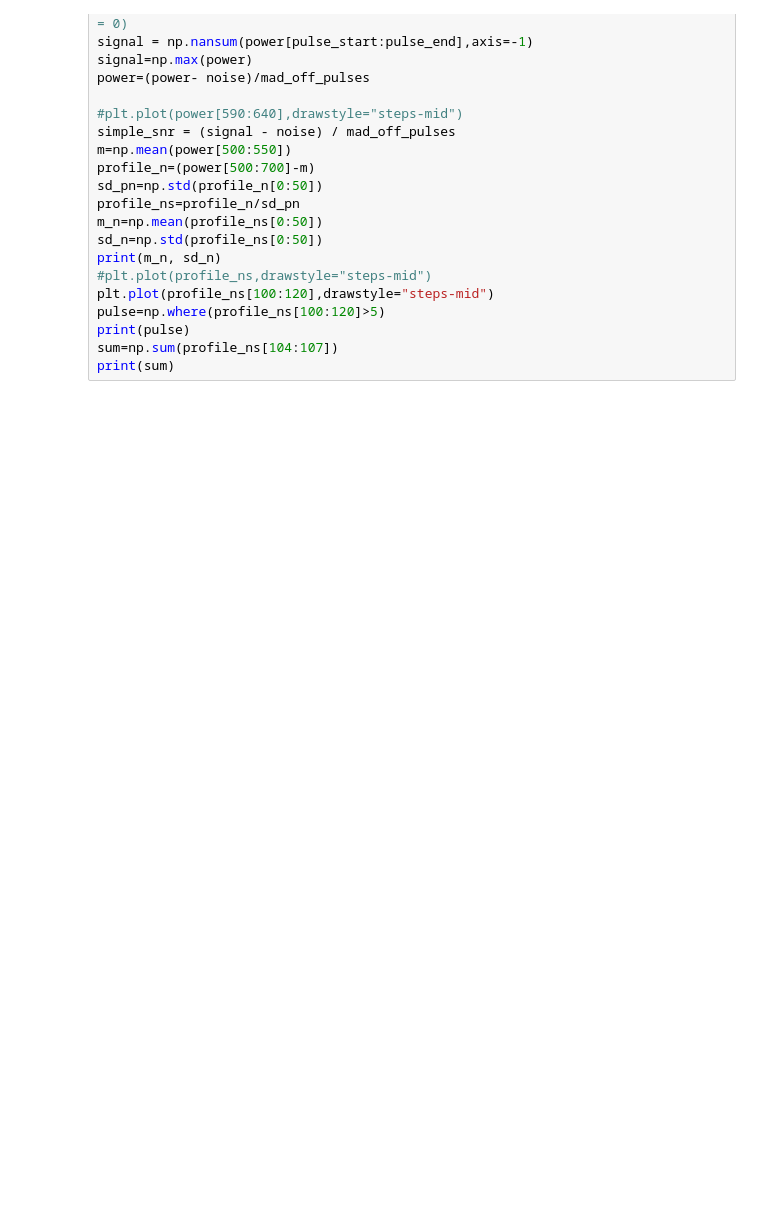
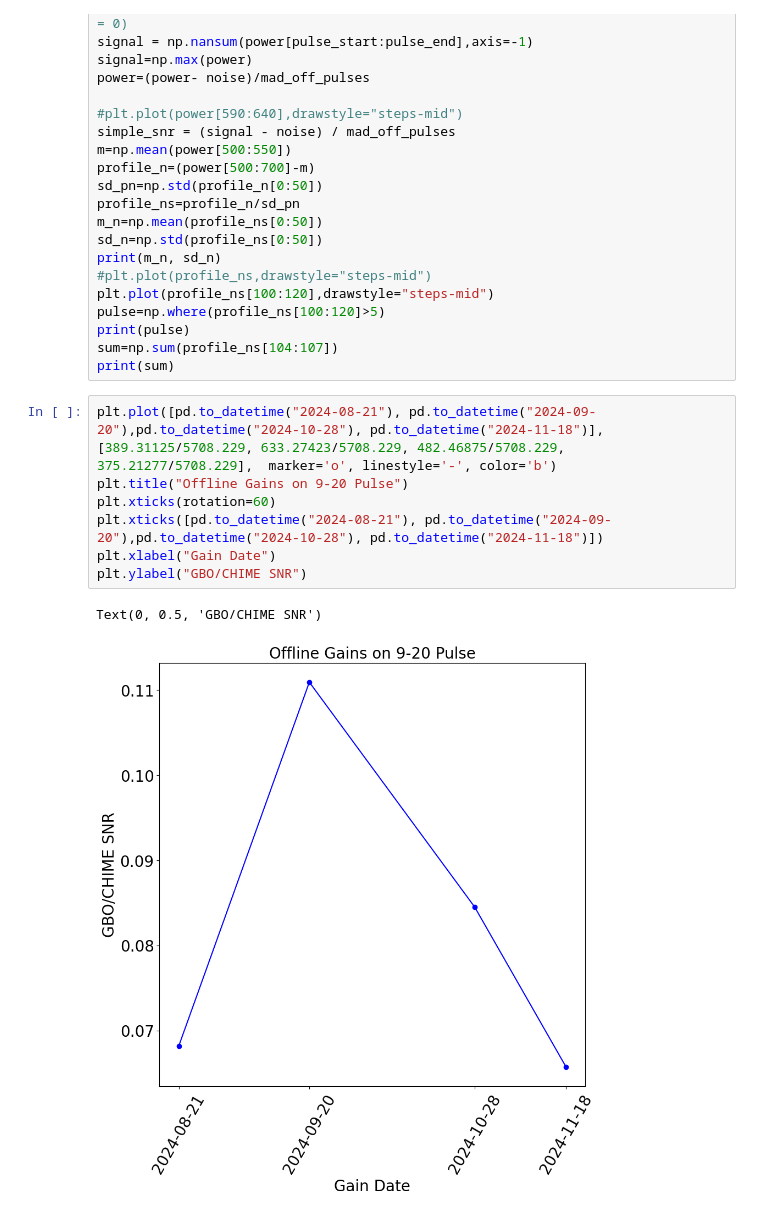
Before and after one commit to rdarlinger/gbo_sensitivity, a Jupyter notebook: gain_test_pulsar.ipynb, the cells around one changed output. Saved outputs shown, nothing was run; the diff lists cells and outputs as text; blank space fills up the shorter version.

```diff
--- a/gain_test_pulsar.ipynb
+++ b/gain_test_pulsar.ipynb
@@ -367,3 +397,13 @@ pulse=np.where(profile_ns[100:120]>5)
 print(pulse)
 sum=np.sum(profile_ns[104:107])
 print(sum)
+# %%
+plt.plot([pd.to_datetime("2024-08-21"), pd.to_datetime("2024-09-20"),pd.to_datetime("2024-10-28"), pd.to_datetime("2024-11-18")],[389.31125/5708.229, 633.27423/5708.229, 482.46875/5708.229, 375.21277/5708.229],  marker='o', linestyle='-', color='b')
+plt.title("Offline Gains on 9-20 Pulse")
+plt.xticks(rotation=60)
+plt.xticks([pd.to_datetime("2024-08-21"), pd.to_datetime("2024-09-20"),pd.to_datetime("2024-10-28"), pd.to_datetime("2024-11-18")])
+plt.xlabel("Gain Date")
+plt.ylabel("GBO/CHIME SNR")
+# %% [output]
+Text(0, 0.5, 'GBO/CHIME SNR')
+[figure, added]
```
Also changed, not shown: parts of 9 cells of this notebook, 1 other file.
